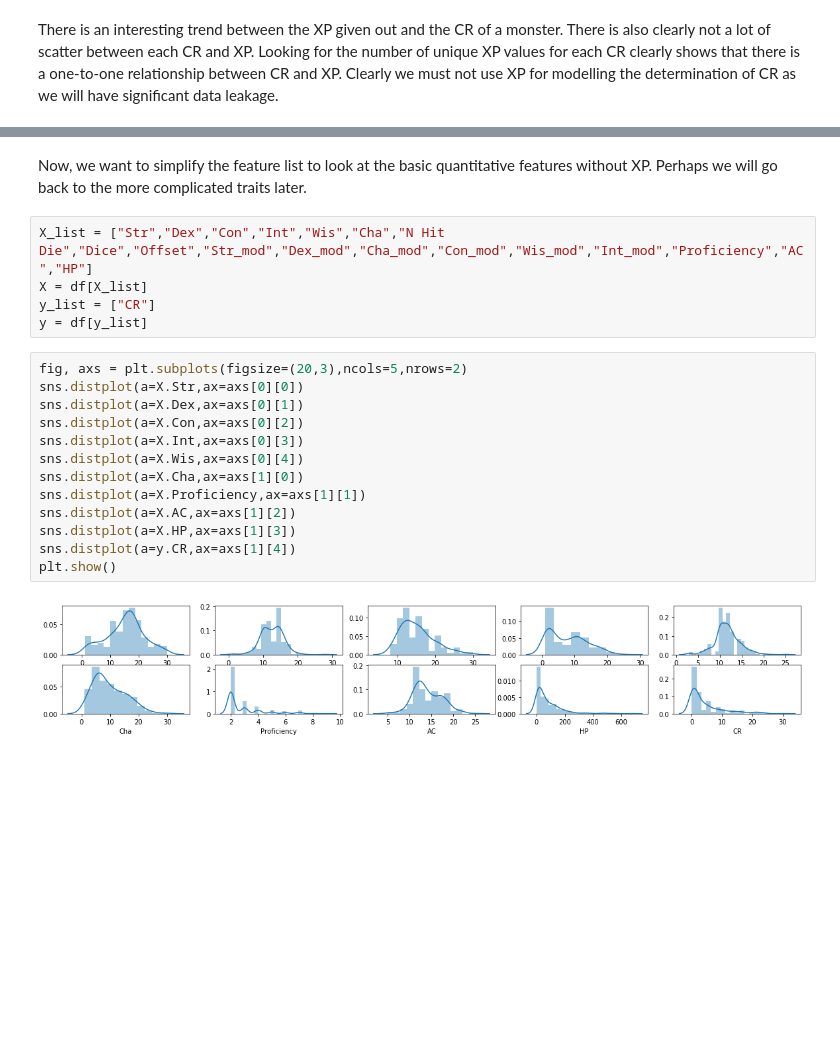
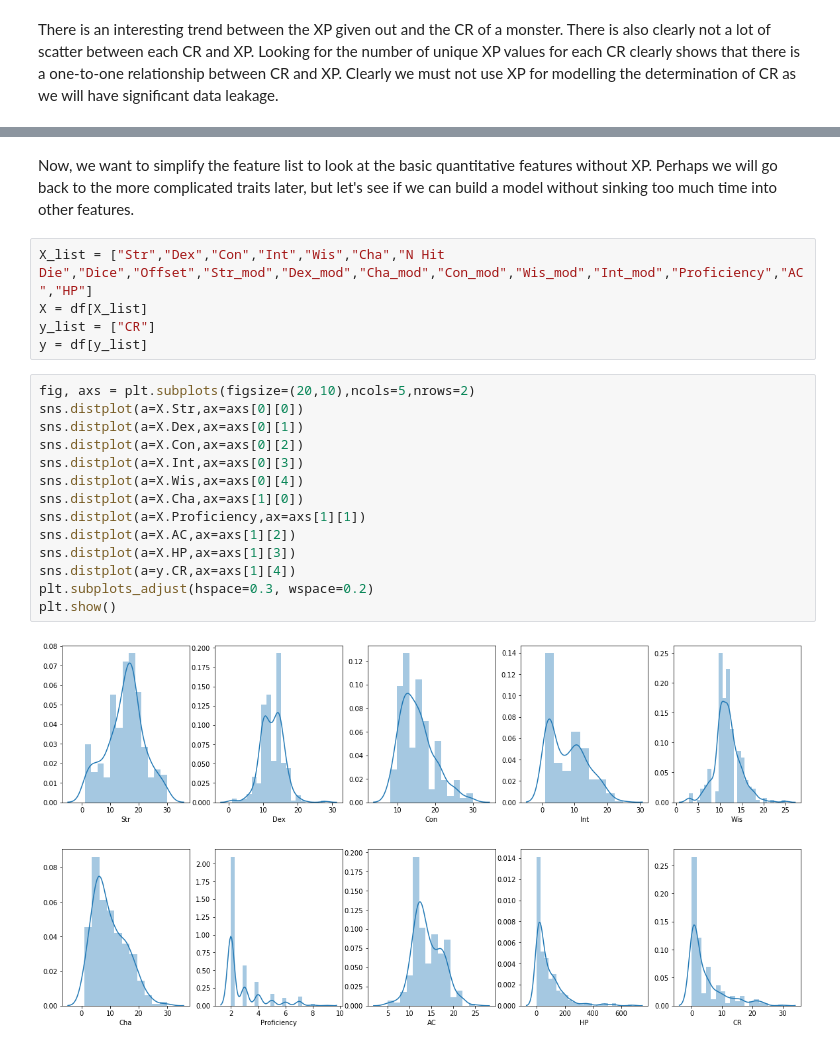
Before and after one commit to r3dunlop/DnDMonsterEngine, a Jupyter notebook: MonsterBasicAnalysis.ipynb, the cells around one changed output, grey strips where cells are left out. Saved outputs shown, nothing was run; the diff lists cells and outputs as text; blank space fills up the shorter version.

```diff
--- a/MonsterBasicAnalysis.ipynb
+++ b/MonsterBasicAnalysis.ipynb
@@ -173,24 +176,25 @@ CR
 30.000    1
 Name: XP, dtype: int64
 # %% [markdown]
-Now, we want to simplify the feature list to look at the basic quantitative features without XP. Perhaps we will go back to the more complicated traits later.
+Now, we want to simplify the feature list to look at the basic quantitative features without XP. Perhaps we will go back to the more complicated traits later, but let's see if we can build a model without sinking too much time into other features.
 # %%
 X_list = ["Str","Dex","Con","Int","Wis","Cha","N Hit Die","Dice","Offset","Str_mod","Dex_mod","Cha_mod","Con_mod","Wis_mod","Int_mod","Proficiency","AC","HP"]
 X = df[X_list]
 y_list = ["CR"]
 y = df[y_list]
 # %%
-fig, axs = plt.subplots(figsize=(20,3),ncols=5,nrows=2)
+fig, axs = plt.subplots(figsize=(20,10),ncols=5,nrows=2)
 sns.distplot(a=X.Str,ax=axs[0][0])
 sns.distplot(a=X.Dex,ax=axs[0][1])
 sns.distplot(a=X.Con,ax=axs[0][2])
 sns.distplot(a=X.Int,ax=axs[0][3])
 sns.distplot(a=X.Wis,ax=axs[0][4])
 sns.distplot(a=X.Cha,ax=axs[1][0])
 sns.distplot(a=X.Proficiency,ax=axs[1][1])
 sns.distplot(a=X.AC,ax=axs[1][2])
 sns.distplot(a=X.HP,ax=axs[1][3])
 sns.distplot(a=y.CR,ax=axs[1][4])
+plt.subplots_adjust(hspace=0.3, wspace=0.2)
 plt.show()
 # %% [output]
-[figure, old version]
+[figure, new version]
```
Also changed, not shown: parts of 9 cells of this notebook, 1 other file.
